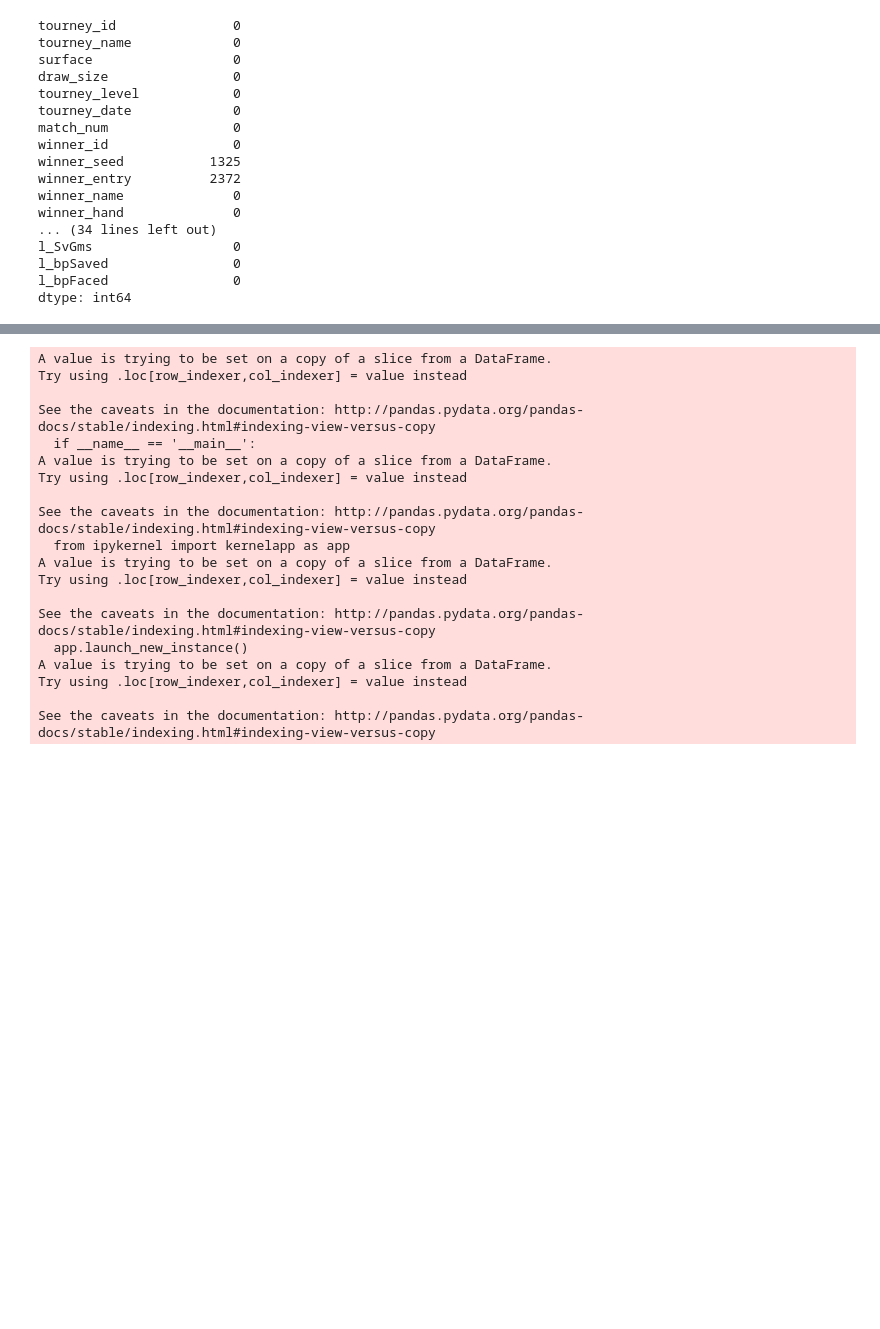
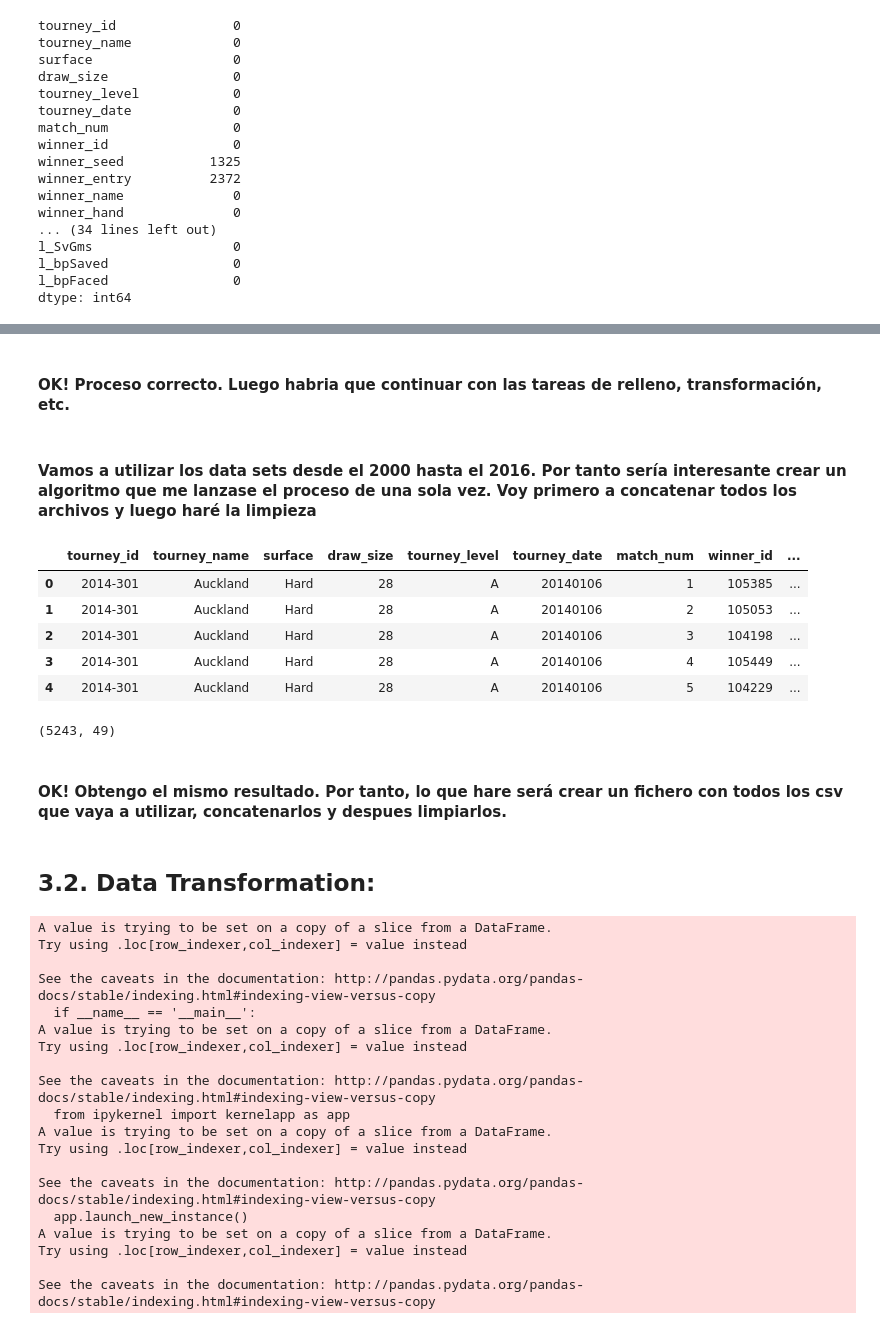
Before and after one commit to ISANJUA/TFM_ML4sportsBets, a Jupyter notebook: 3. Feature Extraction, Transformations and Cleansing.ipynb, the cells around one changed output, grey strips where cells are left out. Drawn from its saved outputs; the diff is of its cells as text; code cells hidden in the pictures; blank space fills up the shorter version.

```diff
--- a/3. Feature Extraction, Transformations and Cleansing.ipynb
+++ b/3. Feature Extraction, Transformations and Cleansing.ipynb
@@ -483,0 +580,4 @@ dtype: int64
+# %% [markdown]
+#### OK! Proceso correcto. Luego habria que continuar con las tareas de relleno, transformación, etc.
+# %% [markdown]
+#### Vamos a utilizar los data sets desde el 2000 hasta el 2016. Por tanto sería interesante crear un algoritmo que me lanzase el proceso de una sola vez. Voy primero a concatenar todos los archivos y luego haré la limpieza
@@ -483,0 +586,9 @@ dtype: int64
+# %%
+path =r'../tennis_atp-master/Prueba' # use your path
+allFiles = glob.glob(path + "/*.csv")
+frame = pd.DataFrame()
+list_ = []
+for file_ in allFiles:
+    df = pd.read_csv(file_,index_col=None, header=0)
+    list_.append(df)
+frame = pd.concat(list_)
@@ -483,0 +603,15 @@ dtype: int64
+# %%
+frame.head()
+# %% [output]
+|  | tourney_id | tourney_name | surface | draw_size | tourney_level | tourney_date | match_num | winner_id | ... |
+| 0 | 2014-301 | Auckland | Hard | 28 | A | 20140106 | 1 | 105385 | ... |
+| 1 | 2014-301 | Auckland | Hard | 28 | A | 20140106 | 2 | 105053 | ... |
+| 2 | 2014-301 | Auckland | Hard | 28 | A | 20140106 | 3 | 104198 | ... |
+| 3 | 2014-301 | Auckland | Hard | 28 | A | 20140106 | 4 | 105449 | ... |
+| 4 | 2014-301 | Auckland | Hard | 28 | A | 20140106 | 5 | 104229 | ... |
+# %%
+result.shape
+# %% [output]
+(5243, 49)
+# %% [markdown]
+#### OK! Obtengo el mismo resultado. Por tanto, lo que hare será crear un fichero con todos los csv que vaya a utilizar, concatenarlos y despues limpiarlos.
@@ -484,3 +624,5 @@ dtype: int64
+# %% [markdown]
+## 3.2. Data Transformation:
 # %%
 matches_2016sDWO2['s1'], matches_2016sDWO2['s5'] = matches_2016sDWO2['score'].str.split(' ', 1).str
 matches_2016sDWO2['s2'], matches_2016sDWO2['s5'] = matches_2016sDWO2['s5'].str.split(' ', 1).str
```
Also changed, not shown: parts of 19 cells of this notebook.
